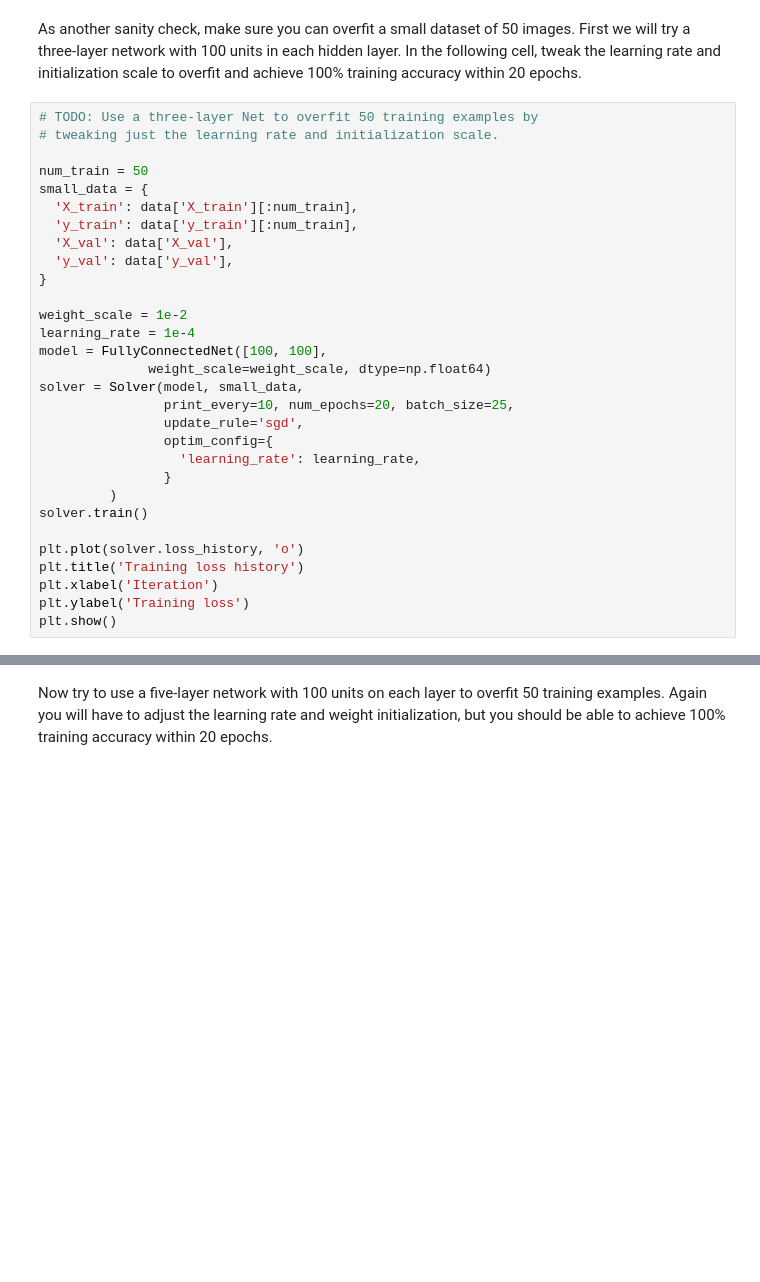
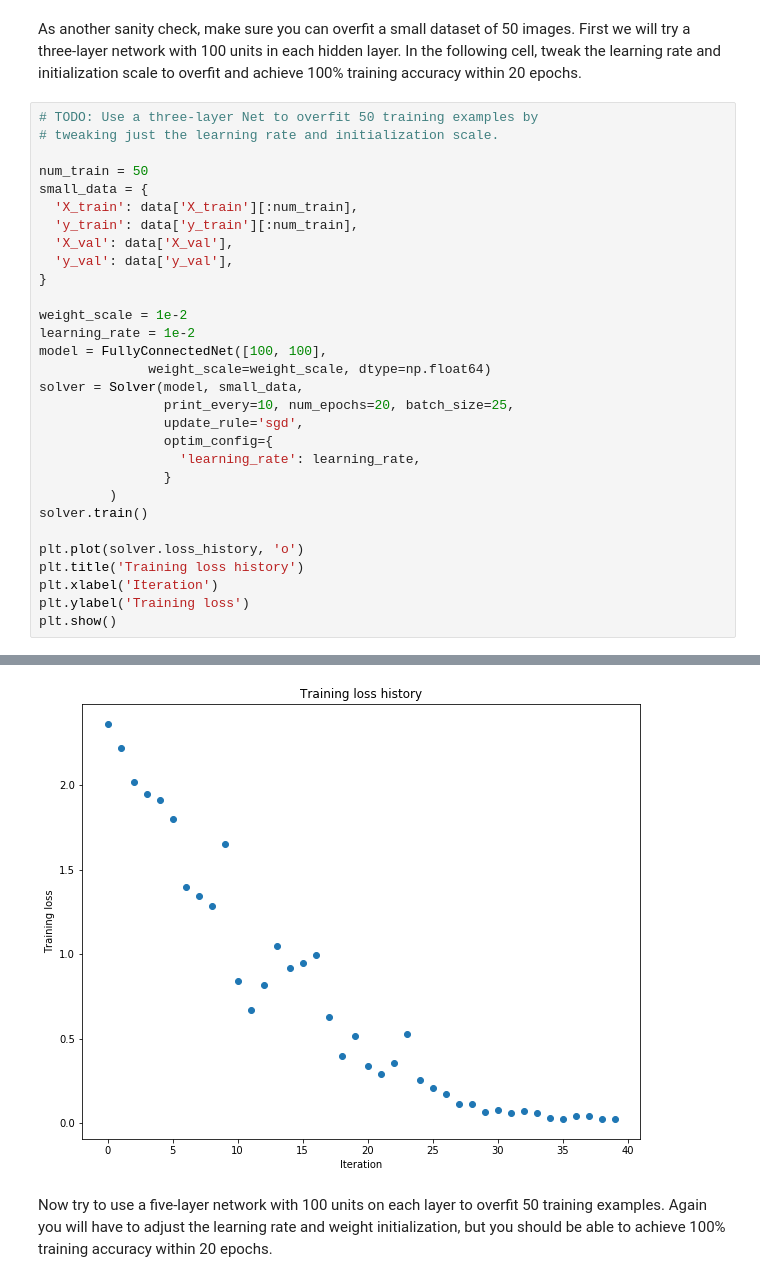
Before and after one commit to Herrandy/cs231n, a Jupyter notebook: assignment2/FullyConnectedNets.ipynb, the cells around one changed output, grey strips where cells are left out. Drawn from its saved outputs; the diff is of its cells as text; blank space fills up the shorter version.

```diff
--- a/assignment2/FullyConnectedNets.ipynb
+++ b/assignment2/FullyConnectedNets.ipynb
@@ -449,7 +449,7 @@ small_data = {
 }
 
 weight_scale = 1e-2
-learning_rate = 1e-4
+learning_rate = 1e-2
 model = FullyConnectedNet([100, 100],
               weight_scale=weight_scale, dtype=np.float64)
 solver = Solver(model, small_data,
@@ -471,3 +487,4 @@ KeyError: 'gamma1'
+[figure, added]
 # %% [markdown]
 Now try to use a five-layer network with 100 units on each layer to overfit 50 training examples. Again you will have to adjust the learning rate and weight initialization, but you should be able to achieve 100% training accuracy within 20 epochs.
 # %%
```
Also changed, not shown: parts of 10 cells of this notebook, 3 other files.
